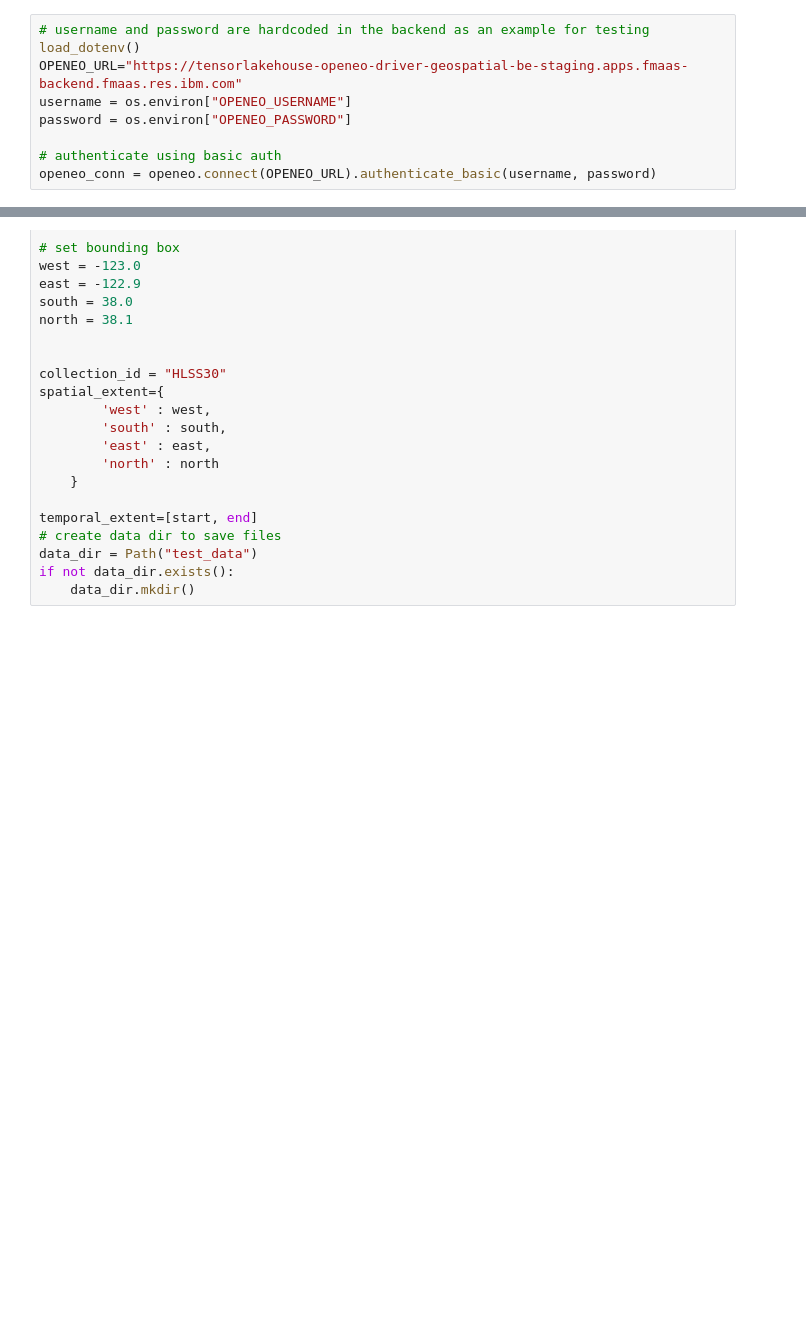
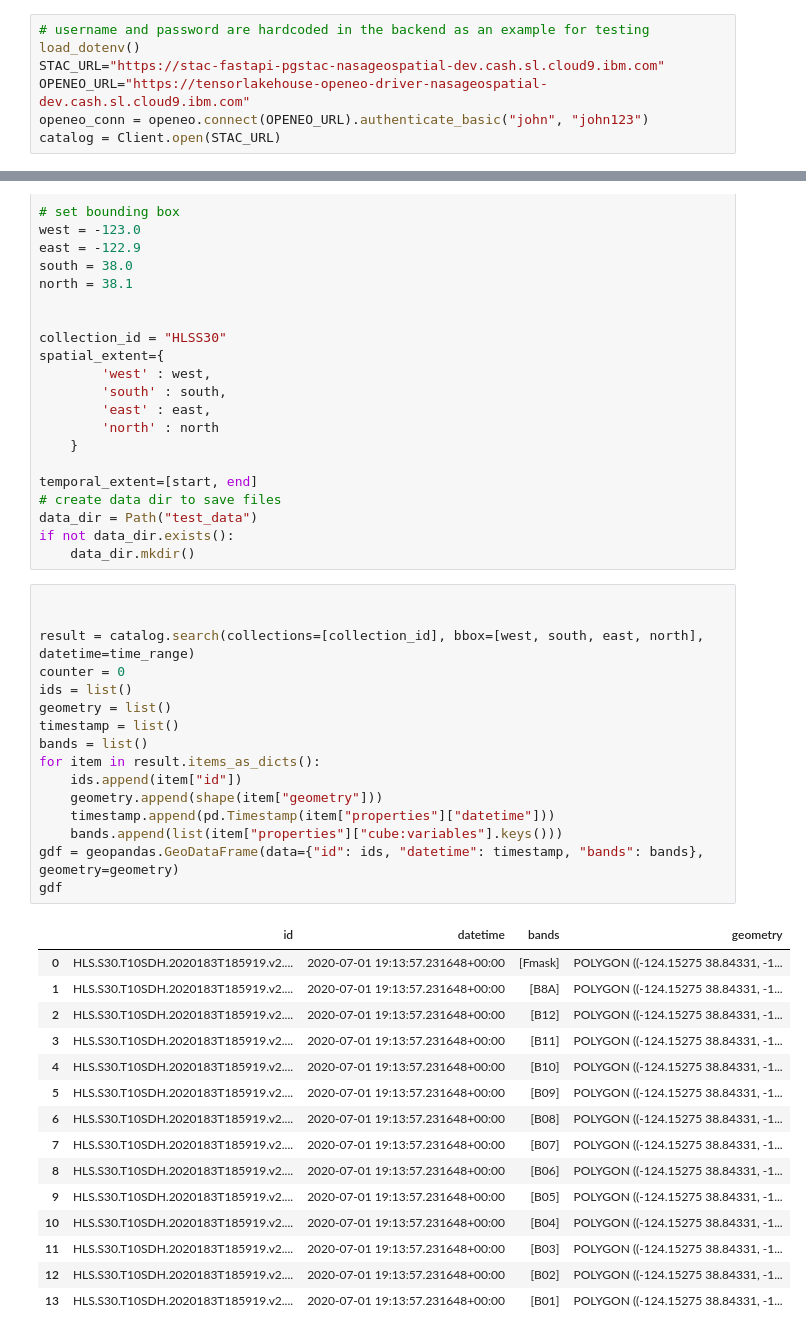
Before and after one commit to IBM/tensorlakehouse-openeo-driver, a Jupyter notebook: tutorials/HLSS30.ipynb, the cells around one changed output, grey strips where cells are left out. Drawn from its saved outputs; the diff is of its cells as text; blank space fills up the shorter version.

```diff
--- a/tutorials/HLSS30.ipynb
+++ b/tutorials/HLSS30.ipynb
@@ -52,9 +56,7 @@ Set URL and credentials of the OpenEO service
 # %%
 # username and password are hardcoded in the backend as an example for testing
 load_dotenv()
-OPENEO_URL="https://tensorlakehouse-openeo-driver-geospatial-be-staging.apps.fmaas-backend.fmaas.res.ibm.com"
-username = os.environ["OPENEO_USERNAME"]
-password = os.environ["OPENEO_PASSWORD"]
-
-# authenticate using basic auth
-openeo_conn = openeo.connect(OPENEO_URL).authenticate_basic(username, password)
+STAC_URL="https://stac-fastapi-pgstac-nasageospatial-dev.cash.sl.cloud9.ibm.com"
+OPENEO_URL="https://tensorlakehouse-openeo-driver-nasageospatial-dev.cash.sl.cloud9.ibm.com"
+openeo_conn = openeo.connect(OPENEO_URL).authenticate_basic("john", "john123")
+catalog = Client.open(STAC_URL)
@@ -86,3 +86,35 @@ temporal_extent=[start, end]
 data_dir = Path("test_data")
 if not data_dir.exists():
     data_dir.mkdir()
+# %%
+
+
+result = catalog.search(collections=[collection_id], bbox=[west, south, east, north], datetime=time_range)
+counter = 0
+ids = list()
+geometry = list()
+timestamp = list()
+bands = list()
+for item in result.items_as_dicts():
+    ids.append(item["id"])
+    geometry.append(shape(item["geometry"]))
+    timestamp.append(pd.Timestamp(item["properties"]["datetime"]))
+    bands.append(list(item["properties"]["cube:variables"].keys()))
+gdf = geopandas.GeoDataFrame(data={"id": ids, "datetime": timestamp, "bands": bands}, geometry=geometry)
+gdf
+# %% [output]
+|  | id | datetime | bands | geometry |
+| 0 | HLS.S30.T10SDH.2020183T185919.v2.... | 2020-07-01 19:13:57.231648+00:00 | [Fmask] | POLYGON ((-124.15275 38.84331, -1... |
+| 1 | HLS.S30.T10SDH.2020183T185919.v2.... | 2020-07-01 19:13:57.231648+00:00 | [B8A] | POLYGON ((-124.15275 38.84331, -1... |
+| 2 | HLS.S30.T10SDH.2020183T185919.v2.... | 2020-07-01 19:13:57.231648+00:00 | [B12] | POLYGON ((-124.15275 38.84331, -1... |
+| 3 | HLS.S30.T10SDH.2020183T185919.v2.... | 2020-07-01 19:13:57.231648+00:00 | [B11] | POLYGON ((-124.15275 38.84331, -1... |
+| 4 | HLS.S30.T10SDH.2020183T185919.v2.... | 2020-07-01 19:13:57.231648+00:00 | [B10] | POLYGON ((-124.15275 38.84331, -1... |
+| 5 | HLS.S30.T10SDH.2020183T185919.v2.... | 2020-07-01 19:13:57.231648+00:00 | [B09] | POLYGON ((-124.15275 38.84331, -1... |
+| 6 | HLS.S30.T10SDH.2020183T185919.v2.... | 2020-07-01 19:13:57.231648+00:00 | [B08] | POLYGON ((-124.15275 38.84331, -1... |
+| 7 | HLS.S30.T10SDH.2020183T185919.v2.... | 2020-07-01 19:13:57.231648+00:00 | [B07] | POLYGON ((-124.15275 38.84331, -1... |
+| 8 | HLS.S30.T10SDH.2020183T185919.v2.... | 2020-07-01 19:13:57.231648+00:00 | [B06] | POLYGON ((-124.15275 38.84331, -1... |
+| 9 | HLS.S30.T10SDH.2020183T185919.v2.... | 2020-07-01 19:13:57.231648+00:00 | [B05] | POLYGON ((-124.15275 38.84331, -1... |
+| 10 | HLS.S30.T10SDH.2020183T185919.v2.... | 2020-07-01 19:13:57.231648+00:00 | [B04] | POLYGON ((-124.15275 38.84331, -1... |
+| 11 | HLS.S30.T10SDH.2020183T185919.v2.... | 2020-07-01 19:13:57.231648+00:00 | [B03] | POLYGON ((-124.15275 38.84331, -1... |
+| 12 | HLS.S30.T10SDH.2020183T185919.v2.... | 2020-07-01 19:13:57.231648+00:00 | [B02] | POLYGON ((-124.15275 38.84331, -1... |
+| 13 | HLS.S30.T10SDH.2020183T185919.v2.... | 2020-07-01 19:13:57.231648+00:00 | [B01] | POLYGON ((-124.15275 38.84331, -1... |
```
Also changed, not shown: parts of 12 cells of this notebook.
